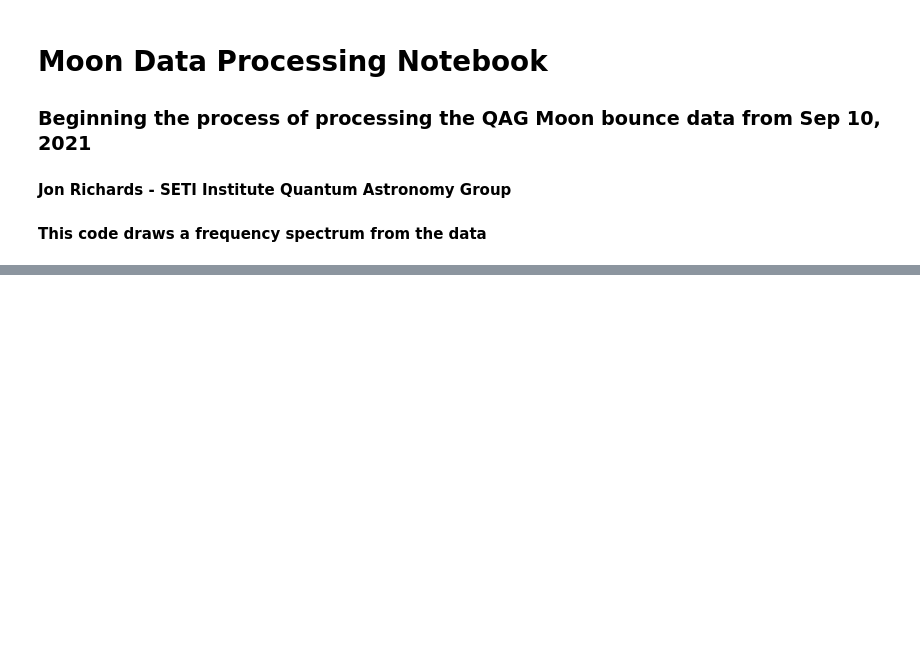
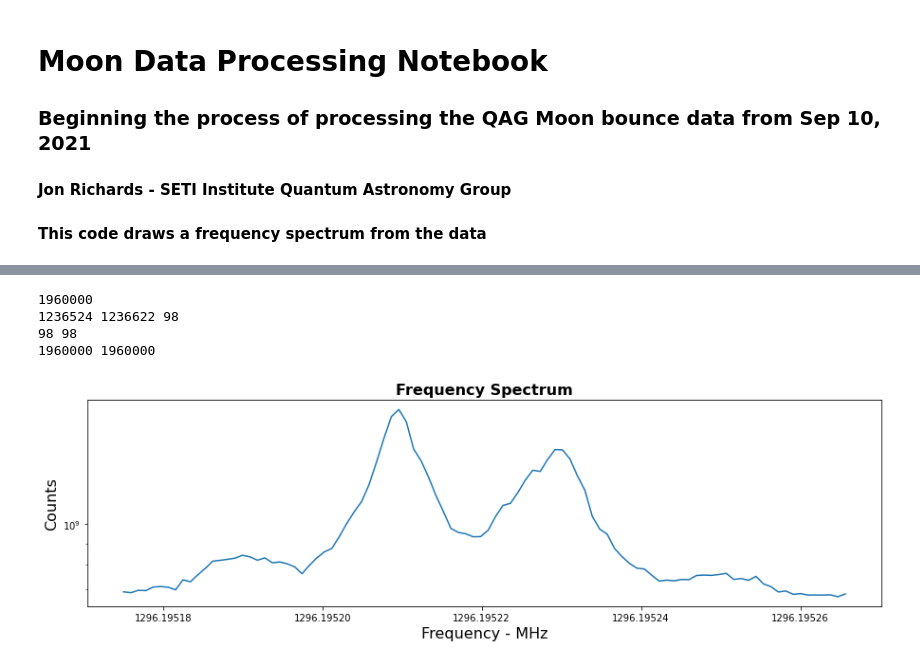
Before and after one commit to jrseti/qag-data-processing, a Jupyter notebook: process_moon_spectrum.ipynb, the cells around one changed output, grey strips where cells are left out. Drawn from its saved outputs; the diff is of its cells as text; code cells hidden in the pictures; blank space fills up the shorter version.

```diff
--- a/process_moon_spectrum.ipynb
+++ b/process_moon_spectrum.ipynb
@@ -185,0 +212,49 @@ plt.show()
+# %%
+# Now we can refine the plot to look at certain sections
+
+print(FFT_SIZE)
+START_CHAN = int(FFT_SIZE * 0.63088)
+END_CHAN = int(FFT_SIZE * 0.63093)
+
+#START_CHAN = 1230880
+#END_CHAN = 1313200
+
+#START_CHAN = int(START_CHAN + NUM_CHANS*0.0)
+#END_CHAN = int(START_CHAN + NUM_CHANS*0.1)
+NUM_CHANS = END_CHAN - START_CHAN
+
+print(START_CHAN, END_CHAN, NUM_CHANS)
+
+
+fig, ax = plt.subplots(1,1)
+
+chan_freq_range_info = calFreqRangeForAxis(CENTER_FREQ_HZ, BANDWIDTH_HZ)
+#print(chan_freq_range_info)
+ax.ticklabel_format(useOffset=False)
+#ax.set_xticks(chan_freq_range_info)
+
+ax.set_xlabel('Frequency - MHz', fontsize=16)
+ax.set_ylabel('Counts', fontsize=16)
+chan_min_freq_mhz = chan_freq_range_info[0]
+#print(f"min={chan_min_freq_mhz}")
+freqs_for_xaxis = [(chan_min_freq_mhz + (f*(BANDWIDTH_HZ/FFT_SIZE))/MHZ) for f in range(FFT_SIZE)]
+print(len(freqs_for_xaxis[START_CHAN:END_CHAN]), len(fft_acc[START_CHAN:END_CHAN]))
+print(len(freqs_for_xaxis), len(fft_acc))
+
+#print(chan_min_freq_mhz)
+#print(freqs_for_xaxis[0], freqs_for_xaxis[-1], len(freqs_for_xaxis), len(p2))
+#ax.plot(freqs_for_xaxis[START_CHAN:END_CHAN], fft_acc[START_CHAN:END_CHAN])
+ax.plot(freqs_for_xaxis[START_CHAN:END_CHAN], fft_acc[START_CHAN:END_CHAN])
+
+ax.set_yscale('log')
+#ax.axvline(x=CENTER_FREQ_HZ/1000000.0, color='red', alpha=0.2)
+
+ax.set_title('Frequency Spectrum', fontsize= 16, fontweight="bold")
+
+plt.show()
+# %% [output]
+1960000
+1236524 1236622 98
+98 98
+1960000 1960000
+[figure, added]
```
Also changed, not shown: parts of 3 cells of this notebook, 1 other file.
